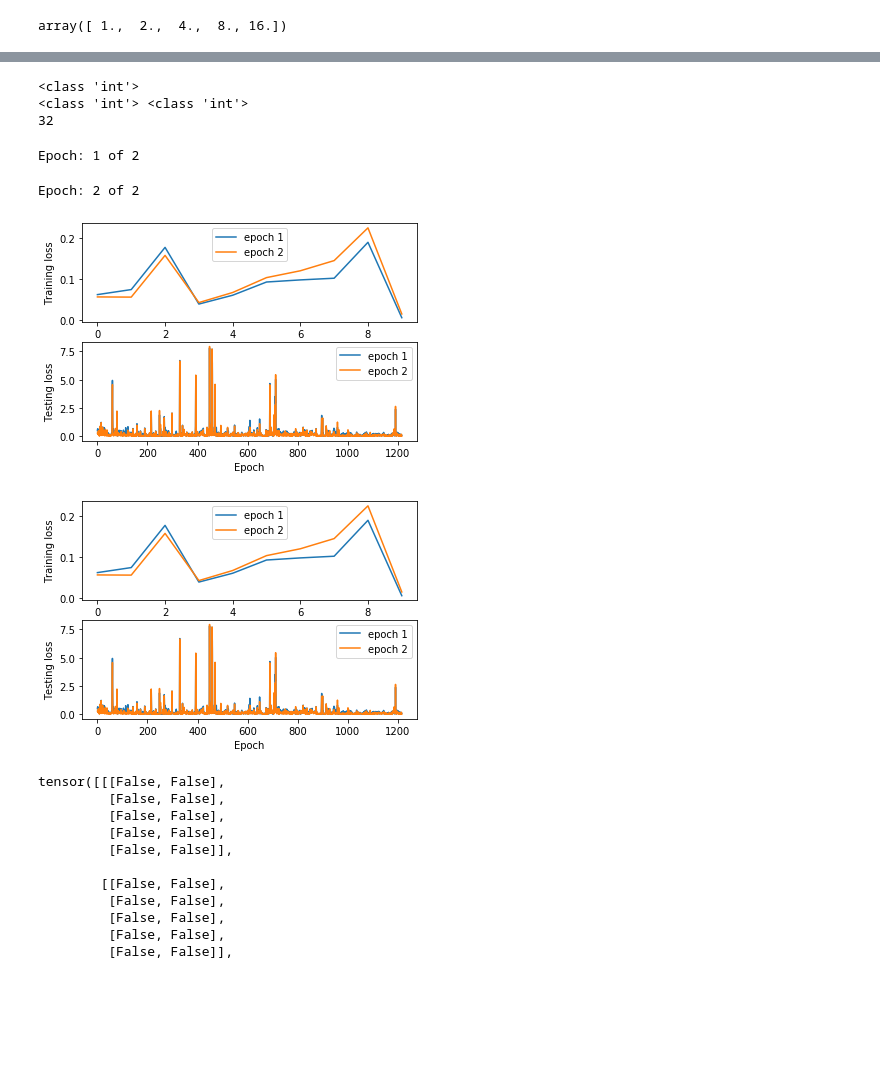
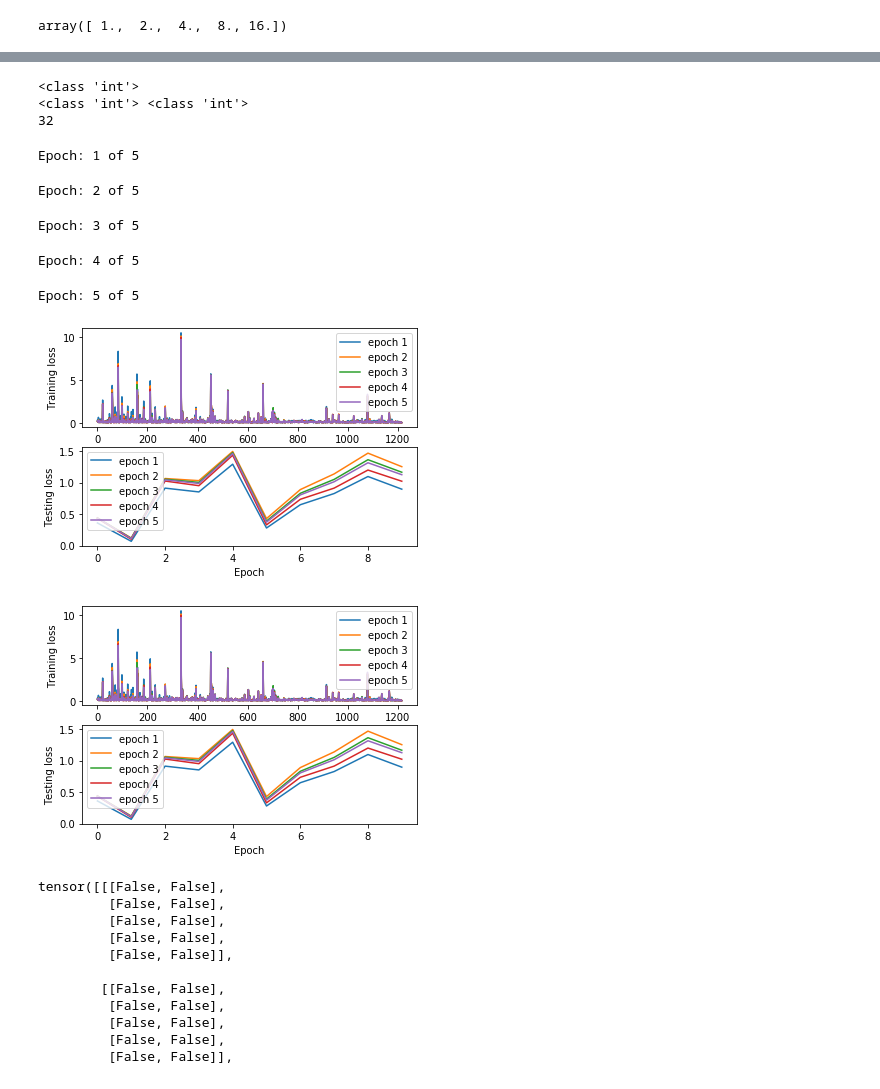
Before and after one commit to mdurandgasselin/IFT-725-TimeSeries, a Jupyter notebook: test_seriesNet.ipynb, the cells around one changed output, grey strips where cells are left out. Cells and saved outputs as stored; diff of their text form; code cells hidden in the pictures; blank space fills up the shorter version.

```diff
--- a/test_seriesNet.ipynb
+++ b/test_seriesNet.ipynb
@@ -673,17 +766,20 @@ Epoch: 2 of 2
 # %%
 index = random.randint(0,399)
-manager.train(2,index, pts_2pred=10)
+manager.train(5,index, pts_2pred=10)
 manager.plot_Train_metrics()
 #manager.plot_metrics()
 #manager.plot_prediction(index, 1, pts_2pred = 10)
 # %% [output]
 <class 'int'>
 <class 'int'> <class 'int'>
 32
-Epoch: 1 of 2
+Epoch: 1 of 5
-Epoch: 2 of 2
+Epoch: 2 of 5
+Epoch: 3 of 5
+Epoch: 4 of 5
+Epoch: 5 of 5
-[figure, old version]
+[figure, new version]
-[figure, old version]
+[figure, new version]
 # %%
 for param1, param2 in zip(manager.model.parameters(),manager.pre_trained_model.parameters()):
     print(param1.data == param2.data)
```
Also changed, not shown: parts of 19 cells of this notebook, 3 other files.
